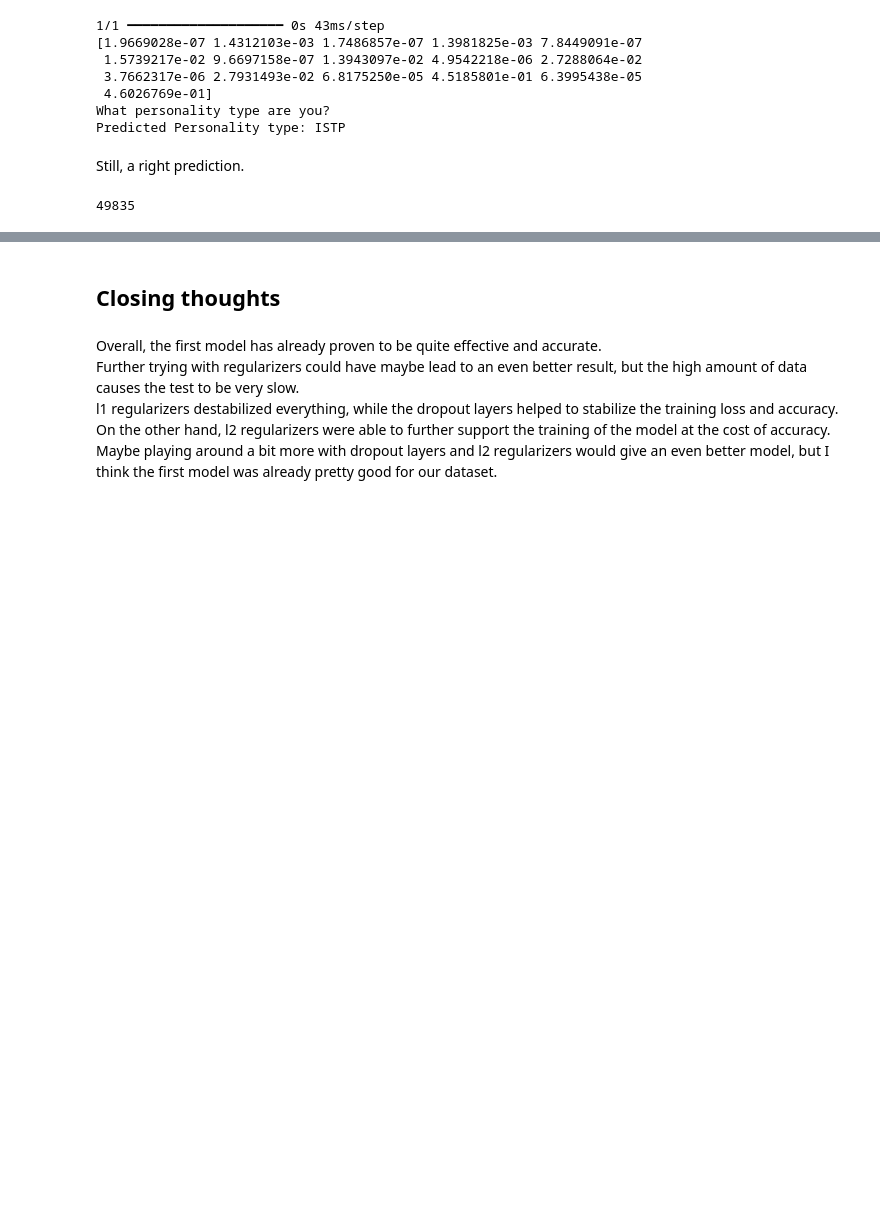
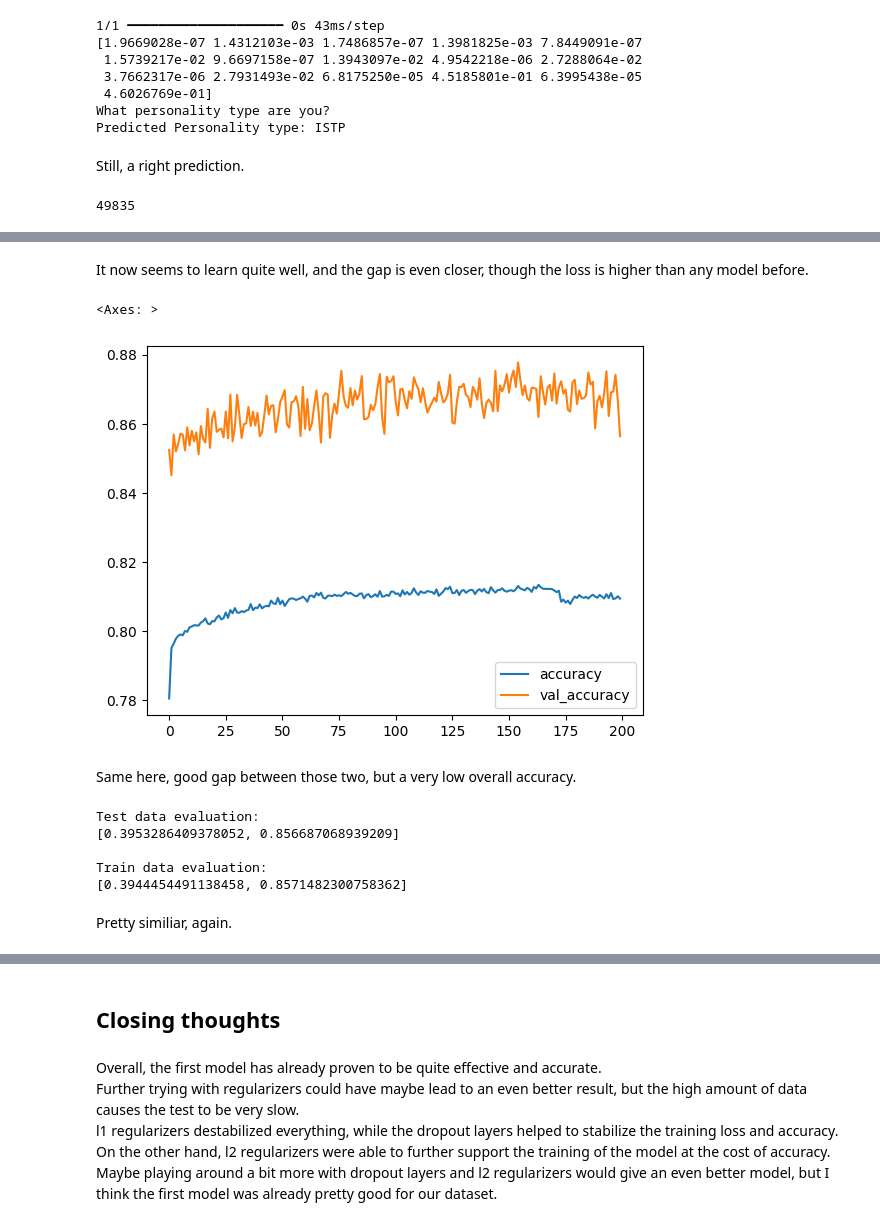
Before and after one commit to Boiminik/DPierdiluca_DL-Repo, a Jupyter notebook: CLASS-Personality/ann_classification_personality.ipynb, the cells around one changed output, grey strips where cells are left out. Drawn from its saved outputs; the diff is of its cells as text; code cells hidden in the pictures; blank space fills up the shorter version.

Commit message:
added two more tests

```diff
--- a/CLASS-Personality/ann_classification_personality.ipynb
+++ b/CLASS-Personality/ann_classification_personality.ipynb
@@ -980,0 +1055,24 @@ X_val, X_test, y_val, y_test = train_test_split(X_temp, y_temp, test_size=0.5)
+# %% [markdown]
+It now seems to learn quite well, and the gap is even closer, though the loss is higher than any model before.
+# %%
+loss_df[['accuracy', 'val_accuracy']].plot()
+# %% [output]
+<Axes: >
+[figure, added]
+# %% [markdown]
+Same here, good gap between those two, but a very low overall accuracy.
+# %%
+# compare the final model loss/accuracy/evaluation values
+# the values should again match mostly
+print("Test data evaluation:")
+print(model.evaluate(X_test, y_test, verbose=0))
+print("\nTrain data evaluation:")
+print(model.evaluate(X_train, y_train, verbose=0))
+# %% [output]
+Test data evaluation:
+[0.3953286409378052, 0.856687068939209]
+
+Train data evaluation:
+[0.3944454491138458, 0.8571482300758362]
+# %% [markdown]
+Pretty similiar, again.
```
Also changed, not shown: parts of 42 cells of this notebook.
